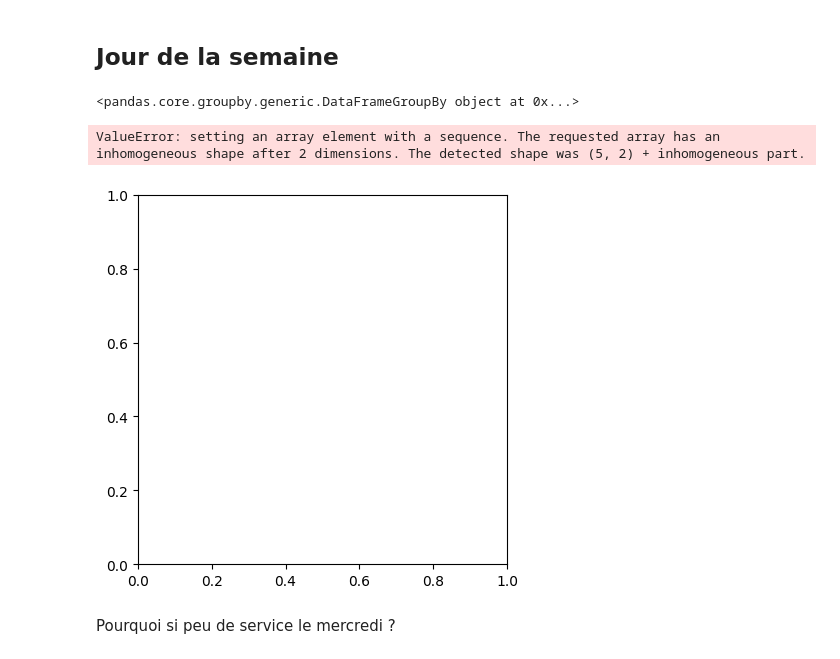
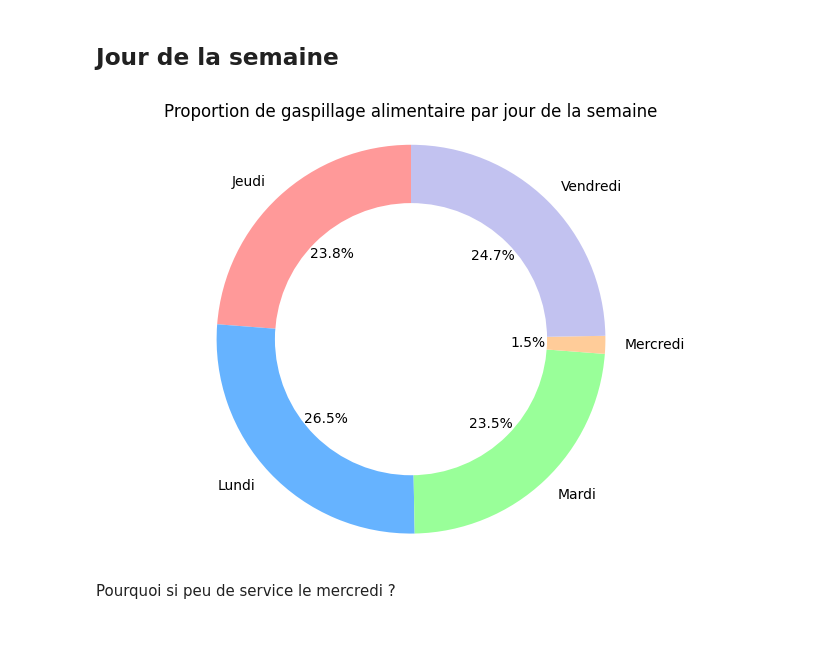
Before and after one commit to Nujadn/prev_cantine, a Jupyter notebook: EDA_.ipynb, the cells around one changed output. Saved outputs shown, nothing was run; the diff lists cells and outputs as text; code cells hidden in the pictures.

Commit message:
EDA : traitement menu, graphs

```diff
--- a/EDA_.ipynb
+++ b/EDA_.ipynb
@@ -77,35 +77,25 @@ data = data[data.reel>0]
 # Analyse exploratoire
 # %% [markdown]
 ## Jour de la semaine
-# %%
-tot_jour1 = data.copy()
-
-tot_jour1 = tot_jour1.groupby('jour')#.agg('median')#.reset_index()
-tot_jour1
-tot_jour1#.info()
-# %% [output]
-<pandas.core.groupby.generic.DataFrameGroupBy object at 0x...>
 # %%
-tot_jour1 = data.copy()
-
-tot_jour1 = tot_jour1.groupby('jour')#.agg('median')#.reset_index()
-tot_jour1
+tot_jour1 = cantine.copy()
+tot_jour1 = tot_jour1.groupby('jour')['gaspillage_volume'].sum().reset_index()
 
 labels = tot_jour1['jour']
 sizes = tot_jour1['gaspillage_volume']
-colors = ['#ff9999','#66b3ff','#99ff99','#ffcc99']
+colors = ['#ff9999','#66b3ff','#99ff99','#ffcc99','#c2c2f0']
 
 fig1, ax1 = plt.subplots()
-ax1.pie(sizes, colors = colors, labels=labels, autopct='%1.1f%%', startangle=90)#draw circle
+ax1.pie(sizes, colors = colors, labels=labels, autopct='%1.1f%%', startangle=90)
 centre_circle = plt.Circle((0,0),0.70,fc='white')
 fig = plt.gcf()
-fig.gca().add_artist(centre_circle)# Equal aspect ratio ensures that pie is drawn as a circle
+fig.gca().add_artist(centre_circle)
 ax1.axis('equal')
+plt.title('Proportion de gaspillage alimentaire par jour de la semaine')
 plt.tight_layout()
 plt.show()
 # %% [output]
-ValueError: setting an array element with a sequence. The requested array has an inhomogeneous shape after 2 dimensions. The detected shape was (5, 2) + inhomogeneous part.
-[figure, old version]
+[figure, new version]
 # %% [markdown]
 Pourquoi si peu de service le mercredi ?
 # %%
```
Also changed, not shown: parts of 21 cells of this notebook, 2 other files.
